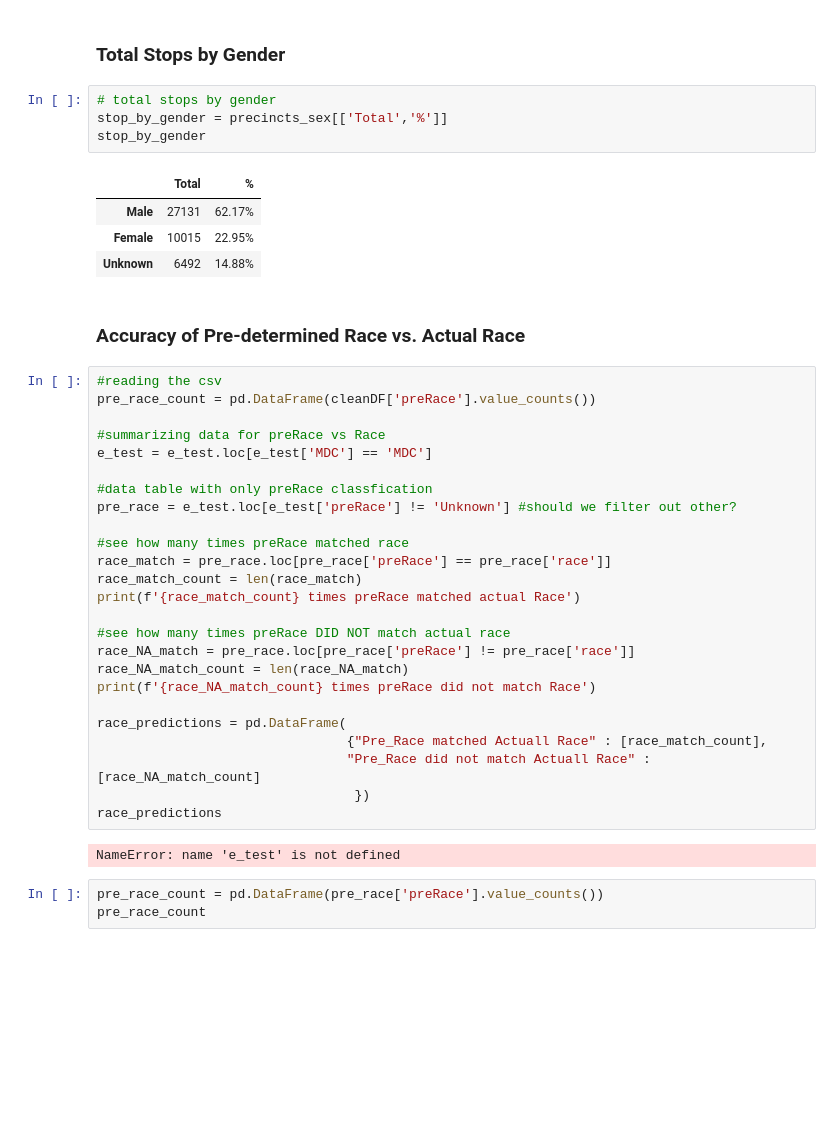
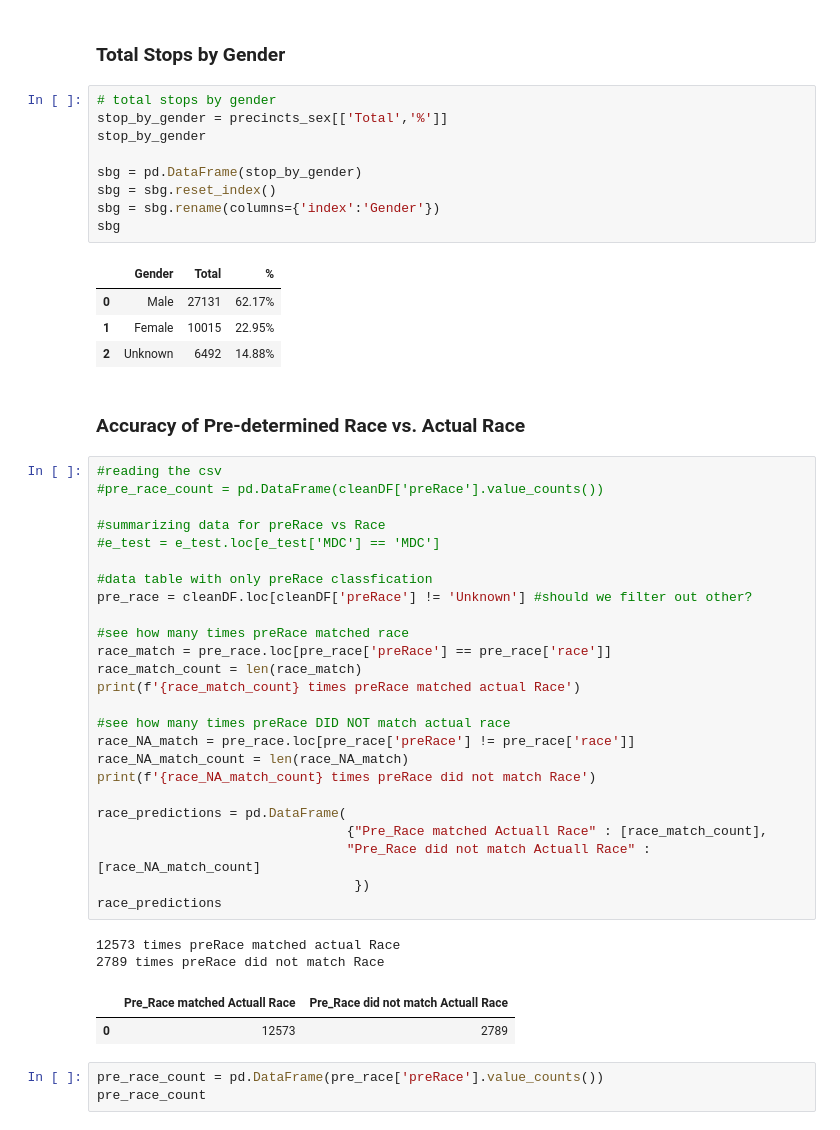
Before and after one commit to elu267/Project_GroupF, a Jupyter notebook: MN_Stop_Data.ipynb, the cells around one changed output. Drawn from its saved outputs; the diff is of its cells as text; blank space fills up the shorter version.

```diff
--- a/MN_Stop_Data.ipynb
+++ b/MN_Stop_Data.ipynb
@@ -337,23 +455,28 @@ precincts_sex
 # %%
 # total stops by gender
 stop_by_gender = precincts_sex[['Total','%']]
 stop_by_gender
+
+sbg = pd.DataFrame(stop_by_gender)
+sbg = sbg.reset_index()
+sbg = sbg.rename(columns={'index':'Gender'})
+sbg
 # %% [output]
-|  | Total | % |
-| Male | 27131 | 62.17% |
-| Female | 10015 | 22.95% |
-| Unknown | 6492 | 14.88% |
+|  | Gender | Total | % |
+| 0 | Male | 27131 | 62.17% |
+| 1 | Female | 10015 | 22.95% |
+| 2 | Unknown | 6492 | 14.88% |
 # %% [markdown]
 ### Accuracy of Pre-determined Race vs. Actual Race
 # %%
 #reading the csv
-pre_race_count = pd.DataFrame(cleanDF['preRace'].value_counts())
+#pre_race_count = pd.DataFrame(cleanDF['preRace'].value_counts())
 
 #summarizing data for preRace vs Race
-e_test = e_test.loc[e_test['MDC'] == 'MDC']
+#e_test = e_test.loc[e_test['MDC'] == 'MDC']
 
 #data table with only preRace classfication
-pre_race = e_test.loc[e_test['preRace'] != 'Unknown'] #should we filter out other?
+pre_race = cleanDF.loc[cleanDF['preRace'] != 'Unknown'] #should we filter out other?
 
 #see how many times preRace matched race
 race_match = pre_race.loc[pre_race['preRace'] == pre_race['race']]
@@ -371,7 +494,10 @@ race_predictions = pd.DataFrame(
                                  })
 race_predictions
 # %% [output]
-NameError: name 'e_test' is not defined
+12573 times preRace matched actual Race
+2789 times preRace did not match Race
+|  | Pre_Race matched Actuall Race | Pre_Race did not match Actuall Race |
+| 0 | 12573 | 2789 |
 # %%
 pre_race_count = pd.DataFrame(pre_race['preRace'].value_counts())
 pre_race_count
```
Also changed, not shown: parts of 16 cells of this notebook, 4 other files.
